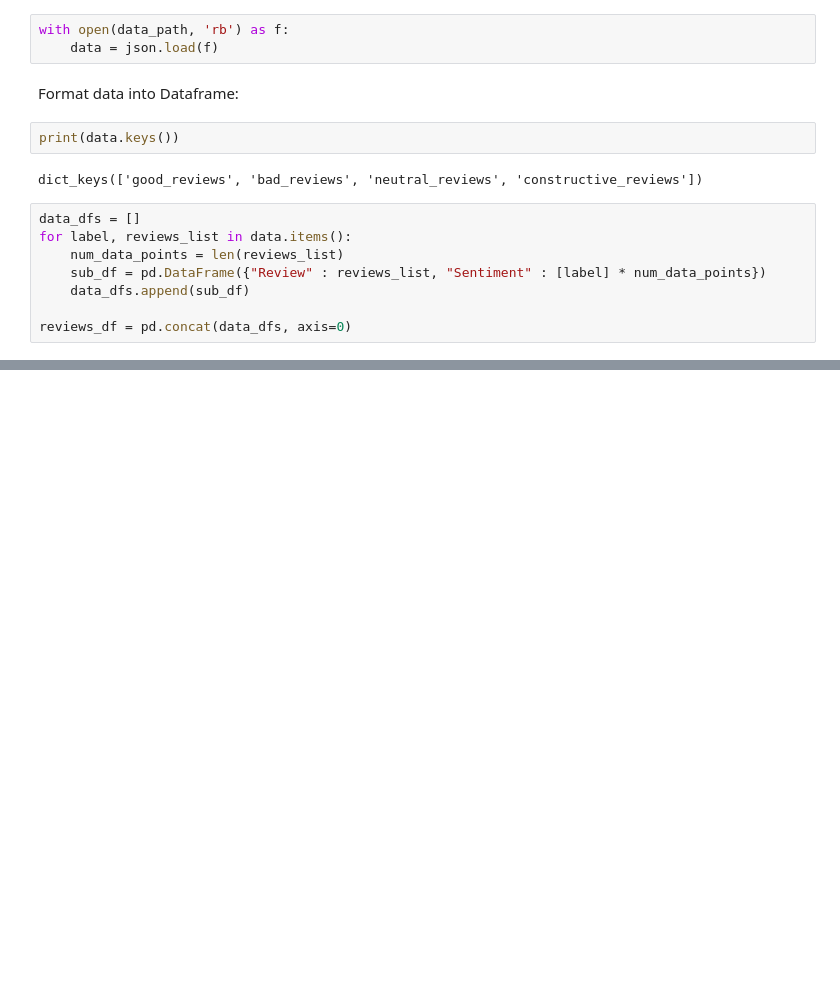
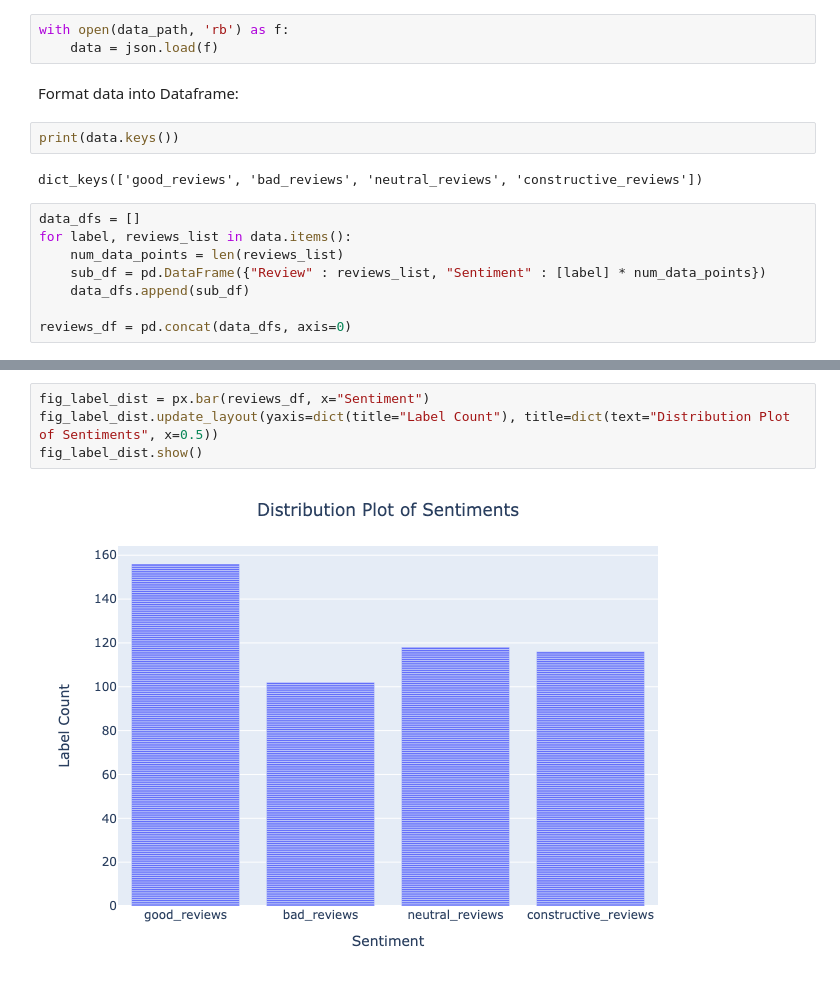
Before and after one commit to tajpatel58/ChatbotReviewer, a Jupyter notebook: Exploration/eda.ipynb, the cells around one changed output, grey strips where cells are left out. Drawn from its saved outputs; the diff is of its cells as text; blank space fills up the shorter version.

```diff
--- a/Exploration/eda.ipynb
+++ b/Exploration/eda.ipynb
@@ -31,0 +73,6 @@ reviews_df = pd.concat(data_dfs, axis=0)
+# %%
+fig_label_dist = px.bar(reviews_df, x="Sentiment")
+fig_label_dist.update_layout(yaxis=dict(title="Label Count"), title=dict(text="Distribution Plot of Sentiments", x=0.5))
+fig_label_dist.show()
+# %% [output]
+[figure, added]
```
Also changed, not shown: parts of 10 cells of this notebook.
